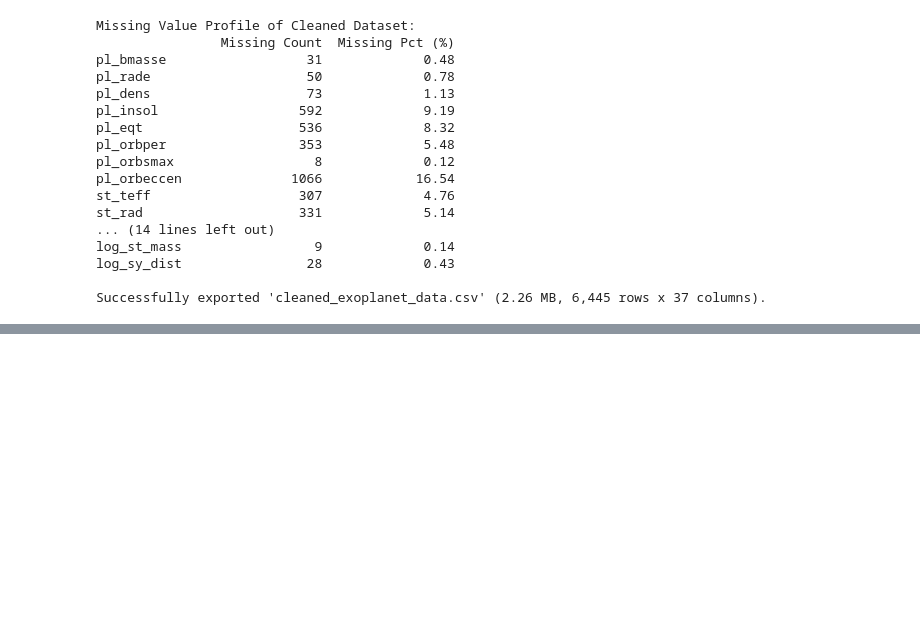
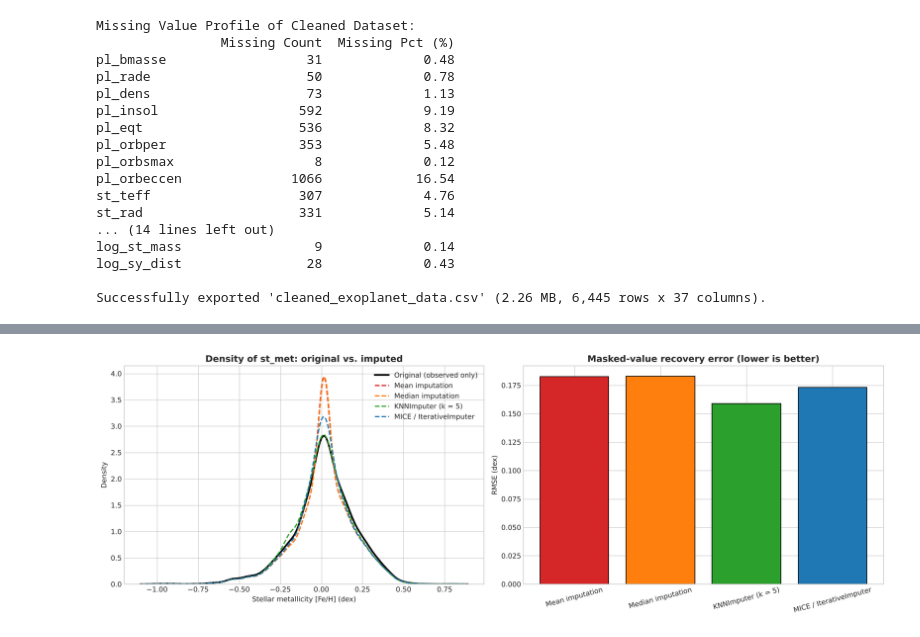
Before and after one commit to mmanalim/exoplanet-analysis, a Jupyter notebook: 01_data_preparation.ipynb, the cells around one changed output, grey strips where cells are left out. Saved outputs shown, nothing was run; the diff lists cells and outputs as text; code cells hidden in the pictures; blank space fills up the shorter version.

```diff
--- a/01_data_preparation.ipynb
+++ b/01_data_preparation.ipynb
@@ -279,0 +820,80 @@ Successfully exported 'cleaned_exoplanet_data.csv' (2.26 MB, 6,445 rows x 37 col
+# %%
+# ======================================================================
+# Missing value treatment: deletion · mean · median · KNNImputer
+#         · MICE / IterativeImputer | before-after comparison
+# Target column for the comparison: st_met (stellar metallicity, ~10.8 % missing)
+# ======================================================================
+import warnings
+from sklearn.exceptions import ConvergenceWarning
+warnings.filterwarnings('ignore', category=ConvergenceWarning)
+from sklearn.experimental import enable_iterative_imputer            # noqa: F401  (required by sklearn)
+from sklearn.impute import SimpleImputer, KNNImputer, IterativeImputer
+from sklearn.preprocessing import StandardScaler
+
+feat = ['log_pl_orbper', 'log_pl_rade', 'log_st_teff', 'log_st_mass', 'log_sy_dist', 'sy_pnum', 'st_met']
+M = df[feat].copy()
+tgt = 'st_met'
+ti = feat.index(tgt)
+
+def impute_all(Mdf, method, seed=42):
+    """Impute the full feature matrix; return the imputed matrix as a DataFrame."""
+    if method == 'mean':
+        out = SimpleImputer(strategy='mean').fit_transform(Mdf)
+    elif method == 'median':
+        out = SimpleImputer(strategy='median').fit_transform(Mdf)
+    elif method == 'knn':                                             # distance-based -> scale first
+        sc = StandardScaler().fit(Mdf)
+        out = sc.inverse_transform(KNNImputer(n_neighbors=5).fit_transform(sc.transform(Mdf)))
+    elif method == 'mice':
+        out = IterativeImputer(max_iter=10, sample_posterior=False, random_state=seed).fit_transform(Mdf)
+    return pd.DataFrame(out, columns=Mdf.columns, index=Mdf.index)
+
+methods = ['mean', 'median', 'knn', 'mice']
+imputed = {m: impute_all(M, m)[tgt] for m in methods}
+obs = M[tgt].dropna()
+
+# --- (a) before / after comparison ---------------------------
+cmp_rows = [{'Version': 'Original (observed only) = listwise deletion', 'n': len(obs), 'mean': obs.mean(), 'median': obs.median(), 'std': obs.std(), 'skew': stats.skew(obs)}]
+labels = {'mean': 'Mean imputation', 'median': 'Median imputation', 'knn': 'KNNImputer (k = 5)', 'mice': 'MICE / IterativeImputer'}
+for m in methods:
+    v = imputed[m]
+    cmp_rows.append({'Version': labels[m], 'n': len(v), 'mean': v.mean(), 'median': v.median(), 'std': v.std(), 'skew': stats.skew(v)})
+print(f"Effect of each treatment on {tgt} (missing = {M[tgt].isna().sum()} of {len(M)} records):")
+display(pd.DataFrame(cmp_rows).round(4))
+
+# --- (b) honest accuracy test: hide 10 % of OBSERVED values, impute, compare with the truth -----
+rng = np.random.default_rng(42)
+obs_idx = obs.index.to_numpy()
+hide = rng.choice(obs_idx, size=int(0.10 * len(obs_idx)), replace=False)
+M_masked = M.copy(); M_masked.loc[hide, tgt] = np.nan
+truth = M.loc[hide, tgt]
+acc_rows = []
+for m in methods:
+    pred = impute_all(M_masked, m).loc[hide, tgt]
+    acc_rows.append({'Method': labels[m], 'RMSE (dex)': float(np.sqrt(np.mean((pred - truth) ** 2))), 'MAE (dex)': float(np.mean(np.abs(pred - truth)))})
+acc = pd.DataFrame(acc_rows).round(4)
+print(f"\nMasked-value recovery test ({len(hide)} hidden observed values):")
+display(acc)
+
+# --- (c) MICE with posterior sampling: 3 different seeds -----------------
+miss_idx = M.index[M[tgt].isna()][:6]
+mice_draws = {f'MICE seed={s}': IterativeImputer(max_iter=10, sample_posterior=True, random_state=s)
+              .fit_transform(M)[:, ti] for s in (0, 1, 2)}
+mice_draws = pd.DataFrame(mice_draws, index=M.index).loc[miss_idx].round(3)
+print("\nMICE (sample_posterior=True) — same missing cells under 3 random seeds (uncertainty of imputation):")
+display(mice_draws)
+
+# --- (d) density plot of original vs imputed + accuracy bar -----------
+fig, axes = plt.subplots(1, 2, figsize=(16, 5.5))
+sns.kdeplot(obs, ax=axes[0], color='black', linewidth=2.5, label='Original (observed only)')
+for m, col in zip(methods, ['#d62728', '#ff7f0e', '#2ca02c', '#1f77b4']):
+    sns.kdeplot(imputed[m], ax=axes[0], color=col, linewidth=1.8, linestyle='--', label=labels[m])
+axes[0].set_title('Density of st_met: original vs. imputed', fontsize=13, fontweight='bold')
+axes[0].set_xlabel('Stellar metallicity [Fe/H] (dex)'); axes[0].set_ylabel('Density'); axes[0].legend()
+axes[1].bar(acc['Method'], acc['RMSE (dex)'], color=['#d62728', '#ff7f0e', '#2ca02c', '#1f77b4'], edgecolor='black')
+axes[1].set_title('Masked-value recovery error (lower is better)', fontsize=13, fontweight='bold')
+axes[1].set_ylabel('RMSE (dex)'); axes[1].tick_params(axis='x', rotation=15)
+plt.tight_layout()
+plt.savefig('figures/09_imputation_comparison.png', dpi=300, bbox_inches='tight')
+plt.show()
+# %% [output]
@@ -279,0 +921 @@ Successfully exported 'cleaned_exoplanet_data.csv' (2.26 MB, 6,445 rows x 37 col
+[figure, added]
```
Also changed, not shown: parts of 16 cells of this notebook, 4 other files.
